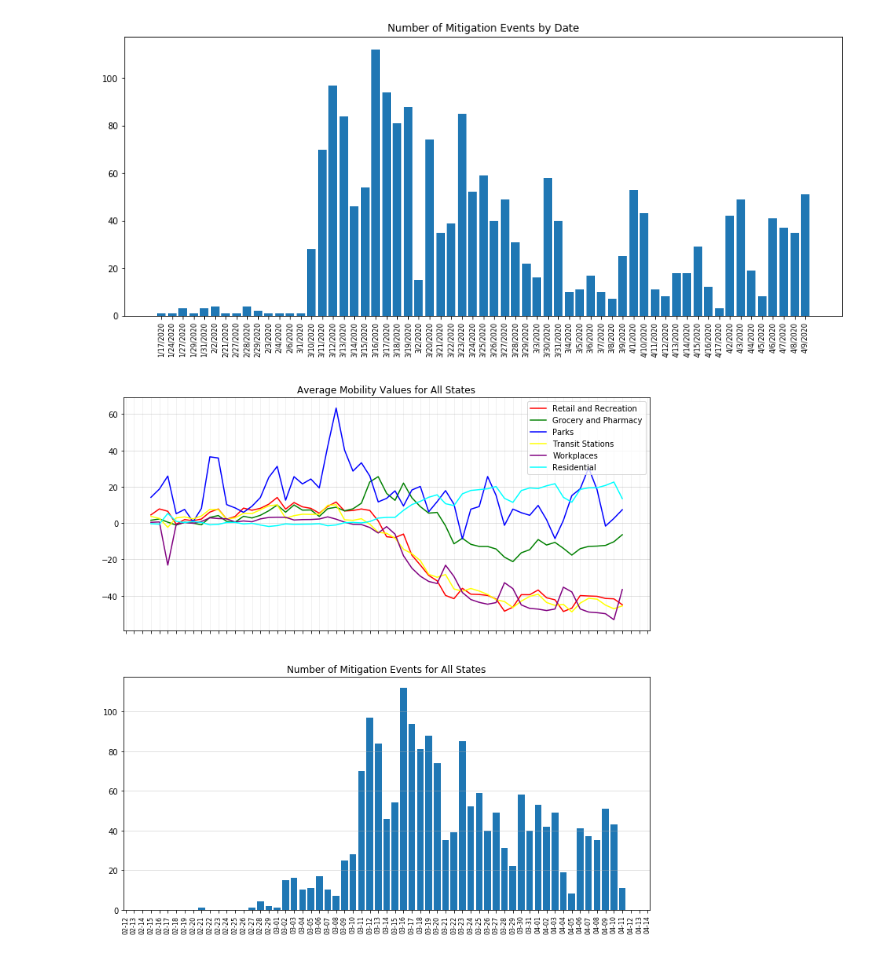
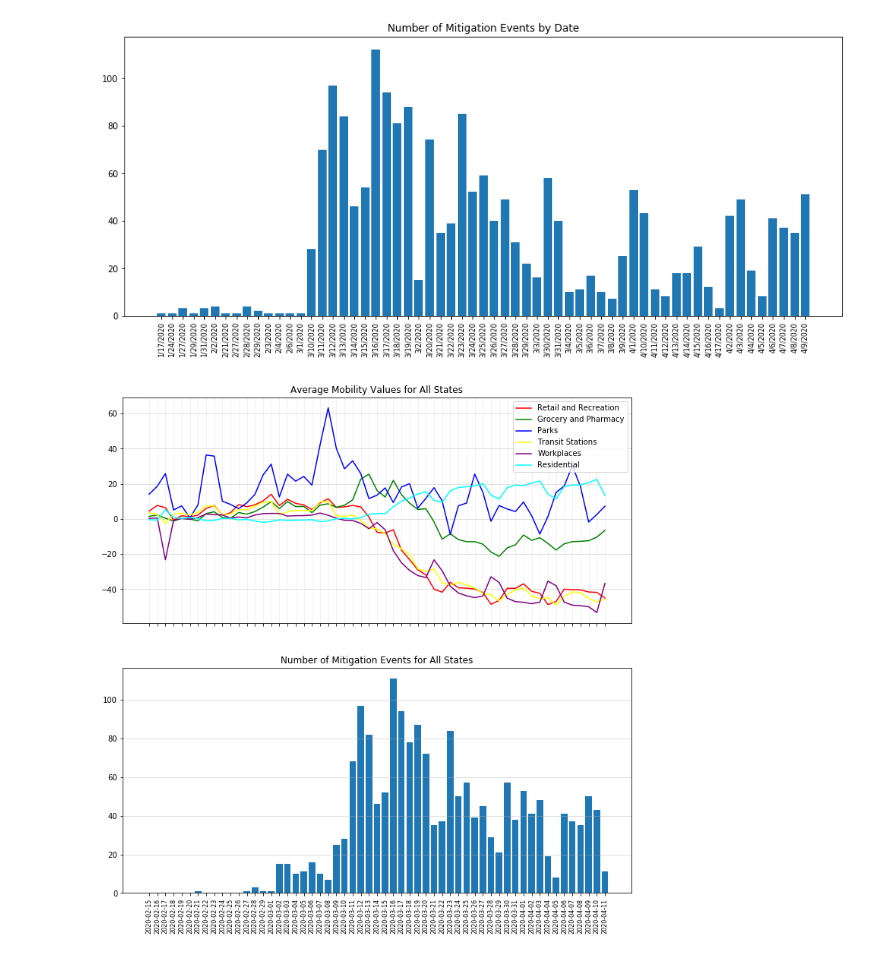
Before and after one commit to Christopher-Scott/Covid-19_Project, a Jupyter notebook: visualizations.ipynb, the cells around one changed output. Cells and saved outputs as stored; diff of their text form; code cells hidden in the pictures.

```diff
--- a/visualizations.ipynb
+++ b/visualizations.ipynb
@@ -196,40 +180,37 @@ plt.show();
 # %% [output]
 [figure]
 # %%
-# only consider the Statewide and countrywide mitigation events
-counts = mitig[mitig["County"].isna()]["Date"].value_counts()
+# only consider the Statewide mitigation events
+counts = mitig.loc[(mitig["State"] != "USA") & (mitig["County"].isna())]["Date"].value_counts()
 counts.sort_index(inplace=True)
 counts = Series(data=counts.values, index=pd.to_datetime(counts.index))
 
 # Create a series with a common date index and the mitigation value counts
 date_axis = pd.to_datetime(goog_averages.index)
 counts.reindex(date_axis, fill_value=0)
 mitig_counts = counts.reindex(date_axis, fill_value=0)
 
 # set up subplots
 fig, axes = plt.subplots(nrows=2, ncols=1, sharex=True)
 fig.set_size_inches(12,12)
 
 # add google data to top subplot
 for i in range(len(goog_averages.columns)):
     axes[0].plot(mitig_counts.index, goog_averages.iloc[:,i], c=colors[i], label=labels[i])
 axes[0].legend()
 axes[0].grid(axis='y', alpha=0.5)
 axes[0].grid(axis='x', alpha=0.2)
 axes[0].set_title("Average Mobility Values for All States")
 
 # add mitigation data to bottom subplot
 axes[1].bar(mitig_counts.index, mitig_counts.values)
 axes[1].grid(axis='y', alpha = 0.5)
 axes[1].set_title("Number of Mitigation Events for All States")
-
-# configure shared date axis
-axes[1].xaxis.set_major_locator(mdates.DayLocator())
-axes[1].xaxis.set_major_formatter(mdates.DateFormatter("%m-%d"))
+axes[1].set_xticks(date_axis)
 plt.xticks(rotation=90, fontsize=8)
 plt.show();
 # %% [output]
-[figure, old version]
+[figure, new version]
 # %%
 # # Apple Mobility Data Only
 # for i in range(0,len(google_US),3):
```
Also changed, not shown: parts of 2 cells of this notebook, 2 other files.
